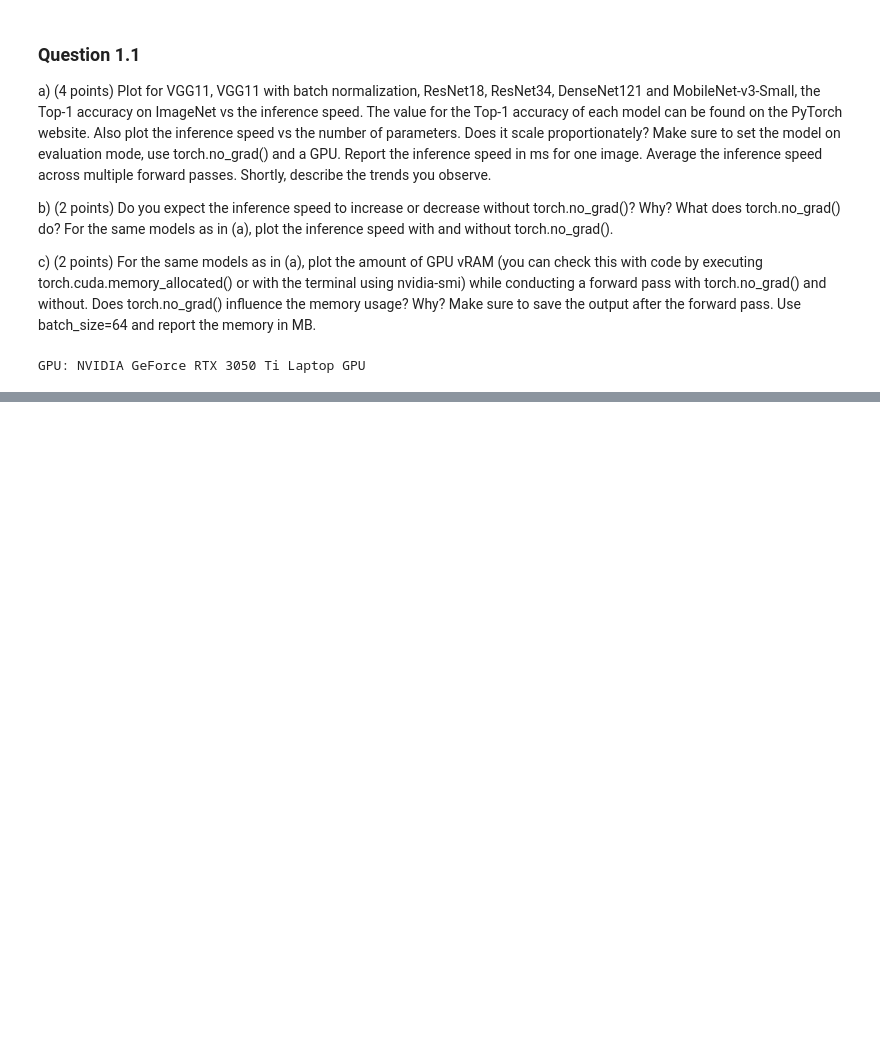
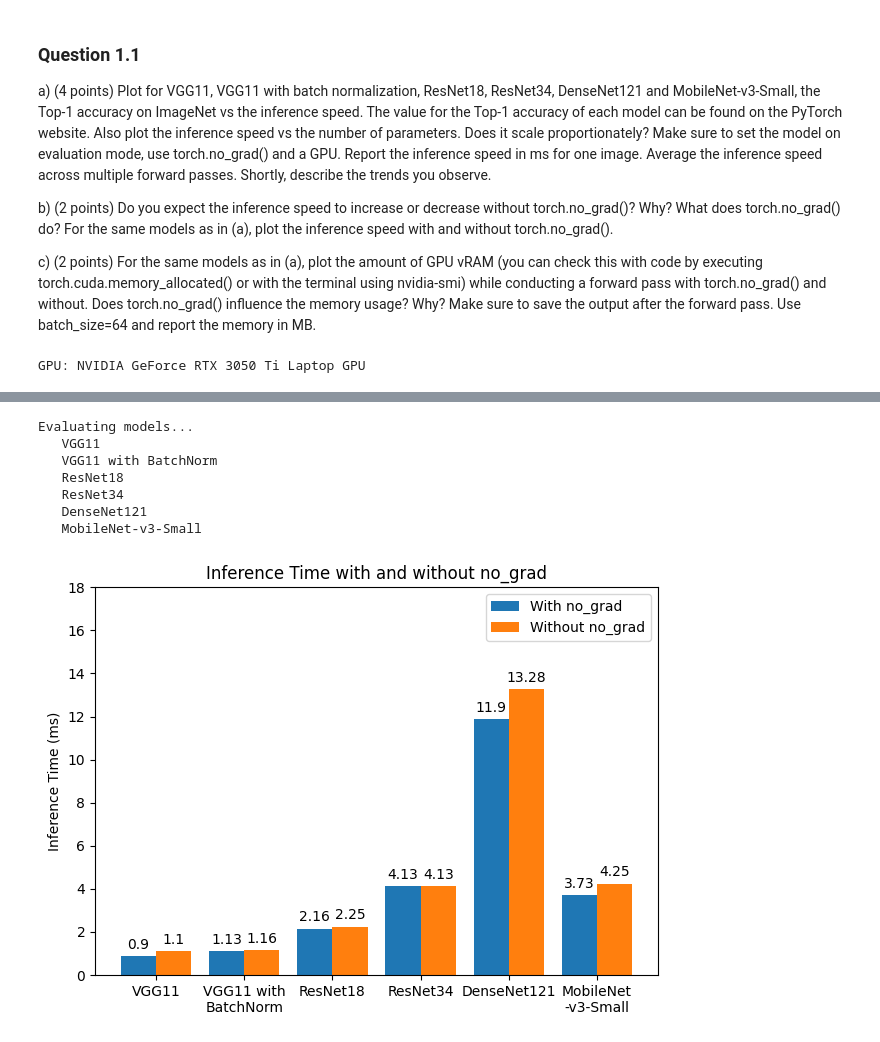
Before and after one commit to joangog/uvadlc_practicals_2022, a Jupyter notebook: assignment2/part1/cnn_transfer_learning.pynb.ipynb, the cells around one changed output, grey strips where cells are left out. Saved outputs shown, nothing was run; the diff lists cells and outputs as text; code cells hidden in the pictures; blank space fills up the shorter version.

```diff
--- a/assignment2/part1/cnn_transfer_learning.pynb.ipynb
+++ b/assignment2/part1/cnn_transfer_learning.pynb.ipynb
@@ -133,0 +177,32 @@ test_loader = torch.utils.data.DataLoader(test_set, batch_size=batch_size, shuff
+# %%
+# Question 1.1.b
+
+# Evaluate models
+_, grad_speed_list, _, _ = eval_models(model_list, test_images, batch_size=1, no_grad=False)  # Without no_grad
+
+# Plot Inference Speed with and without no_grad
+x = np.arange(len(model_list))
+width = 0.4
+model_list_wrapped = ['VGG11', 'VGG11 with\nBatchNorm', 'ResNet18', 'ResNet34', 'DenseNet121', 'MobileNet\n-v3-Small']
+fig, ax = plt.subplots()
+ax.set_title('Inference Time with and without no_grad')
+rects1 = ax.bar(x - width/2, np.round(speed_list,2), width, label='With no_grad')
+rects2 = ax.bar(x + width/2, np.round(grad_speed_list,2), width, label='Without no_grad')
+ax.set_ylabel('Inference Time (ms)')
+ax.set_xticks(x, model_list_wrapped)
+ax.set_ylim((0,18))
+ax.legend()
+ax.bar_label(rects1, padding=3)
+ax.bar_label(rects2, padding=3)
+fig.tight_layout()
+
+plt.show()
+# %% [output]
+Evaluating models...
+   VGG11
+   VGG11 with BatchNorm
+   ResNet18
+   ResNet34
+   DenseNet121
+   MobileNet-v3-Small
+[figure, added]
```
Also changed, not shown: parts of 7 cells of this notebook.
